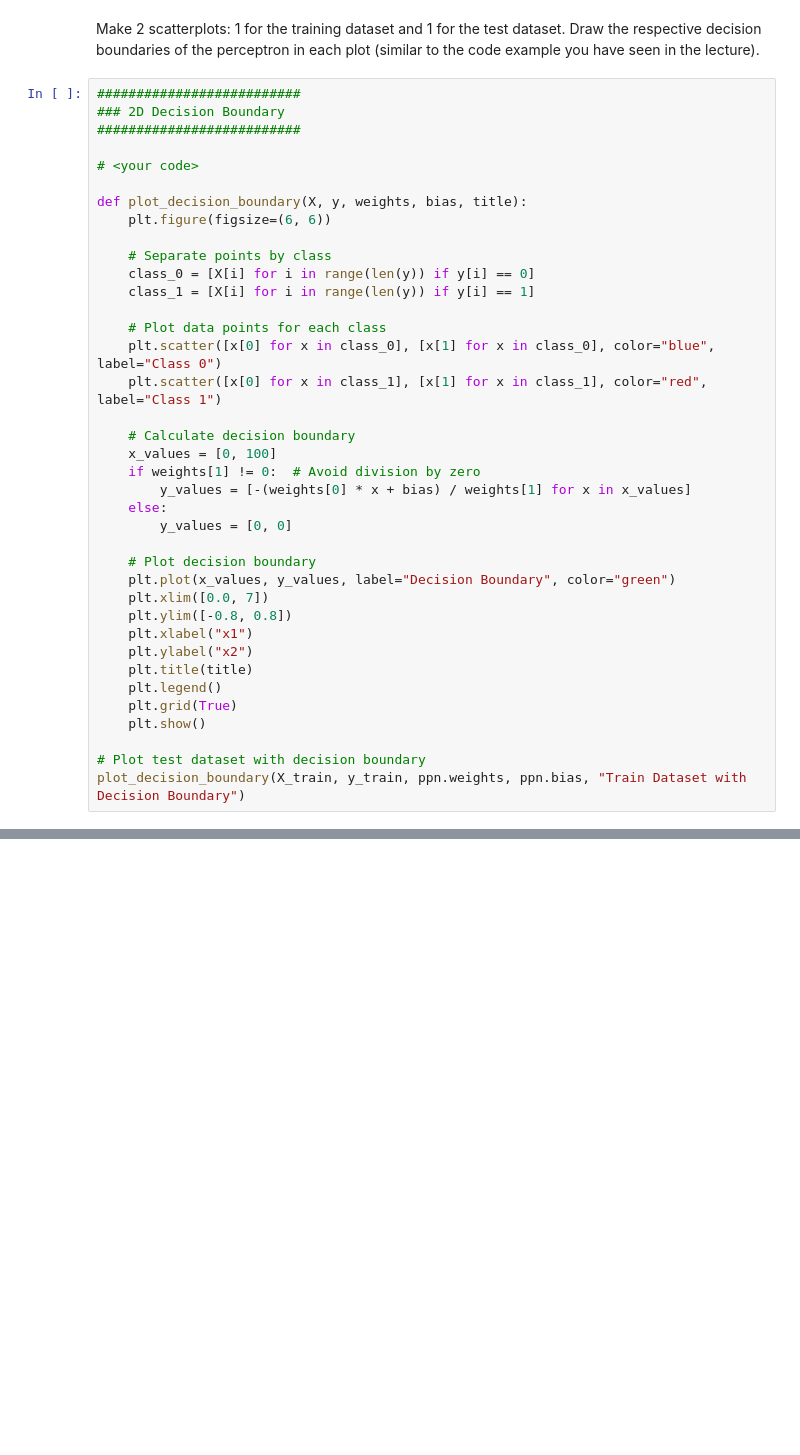
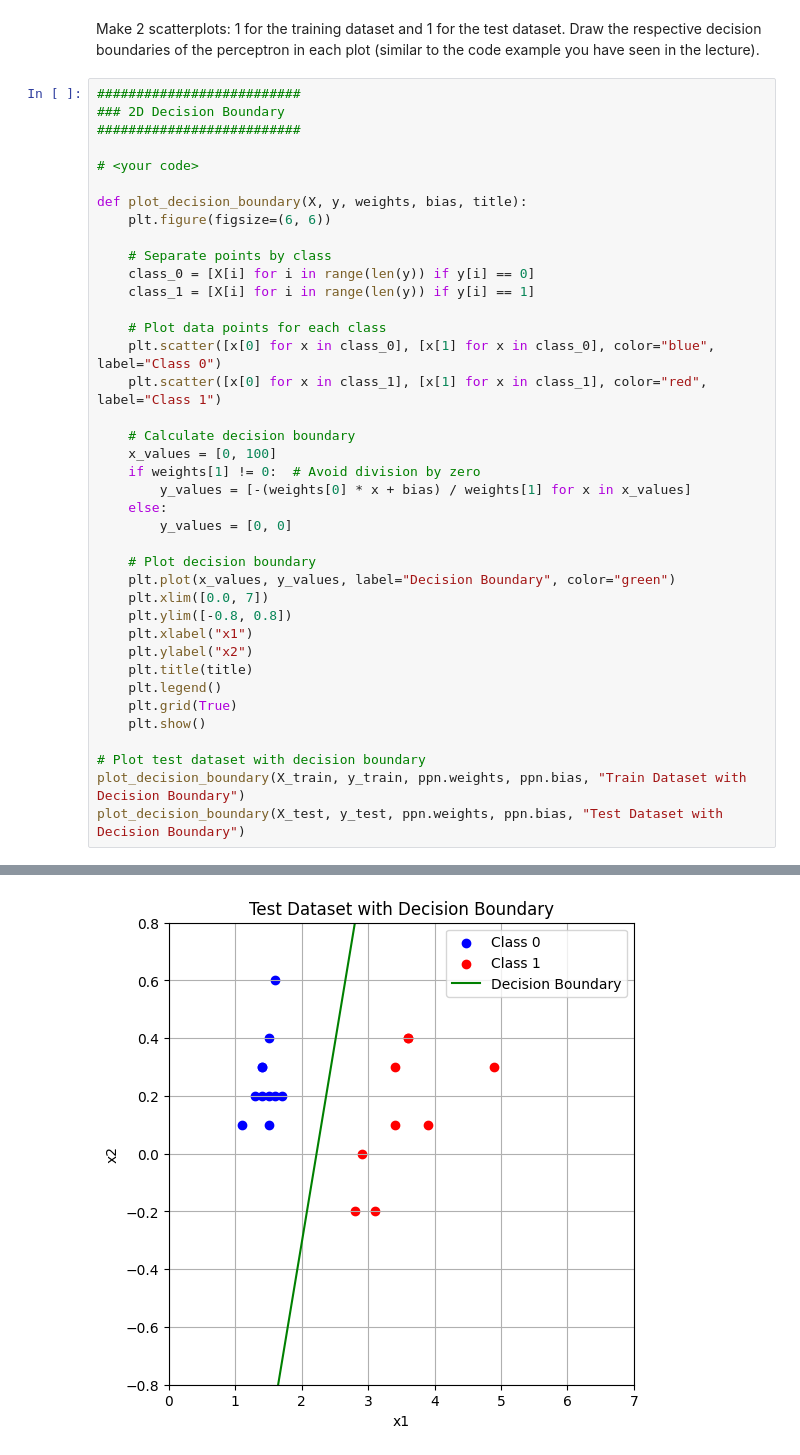
Before and after one commit to quocthang-98/deeplearning_lab, a Jupyter notebook: Lab2.ipynb, the cells around one changed output, grey strips where cells are left out. Cells and saved outputs as stored; diff of their text form; blank space fills up the shorter version.

Commit message:
Added TestPlot

```diff
--- a/Lab2.ipynb
+++ b/Lab2.ipynb
@@ -189,30 +189,32 @@ def plot_decision_boundary(X, y, weights, bias, title):
     # Separate points by class
     class_0 = [X[i] for i in range(len(y)) if y[i] == 0]
     class_1 = [X[i] for i in range(len(y)) if y[i] == 1]
 
     # Plot data points for each class
     plt.scatter([x[0] for x in class_0], [x[1] for x in class_0], color="blue", label="Class 0")
     plt.scatter([x[0] for x in class_1], [x[1] for x in class_1], color="red", label="Class 1")
 
     # Calculate decision boundary
     x_values = [0, 100]
     if weights[1] != 0:  # Avoid division by zero
         y_values = [-(weights[0] * x + bias) / weights[1] for x in x_values]
     else:
         y_values = [0, 0]
 
     # Plot decision boundary
     plt.plot(x_values, y_values, label="Decision Boundary", color="green")
     plt.xlim([0.0, 7])
     plt.ylim([-0.8, 0.8])
     plt.xlabel("x1")
     plt.ylabel("x2")
     plt.title(title)
     plt.legend()
     plt.grid(True)
     plt.show()
 
 # Plot test dataset with decision boundary
 plot_decision_boundary(X_train, y_train, ppn.weights, ppn.bias, "Train Dataset with Decision Boundary")
+plot_decision_boundary(X_test, y_test, ppn.weights, ppn.bias, "Test Dataset with Decision Boundary")
 # %% [output]
 [figure]
+[figure, added]
```
